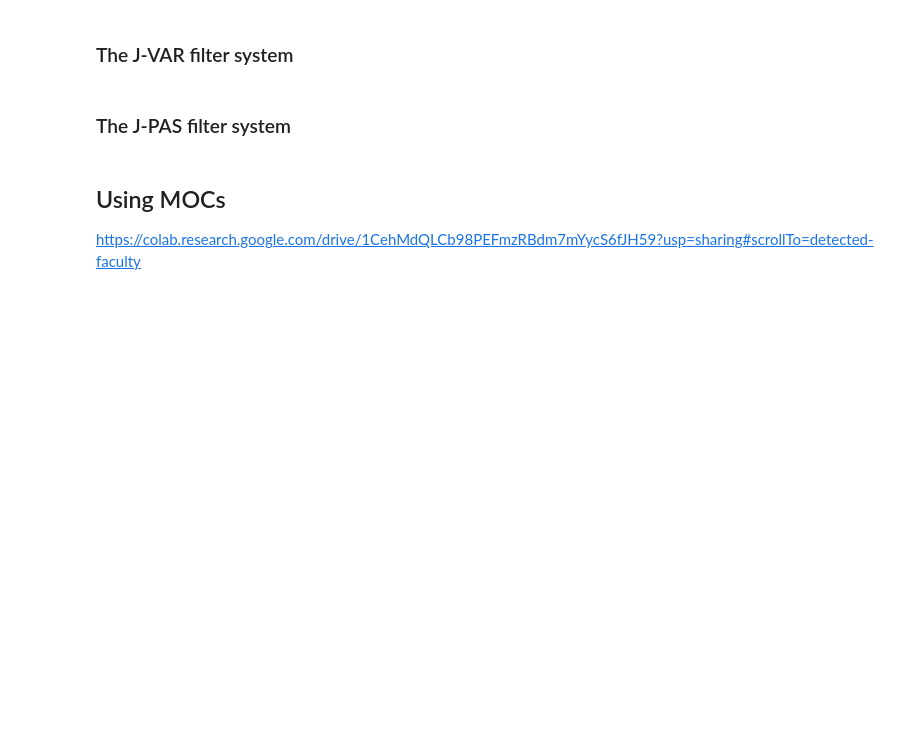
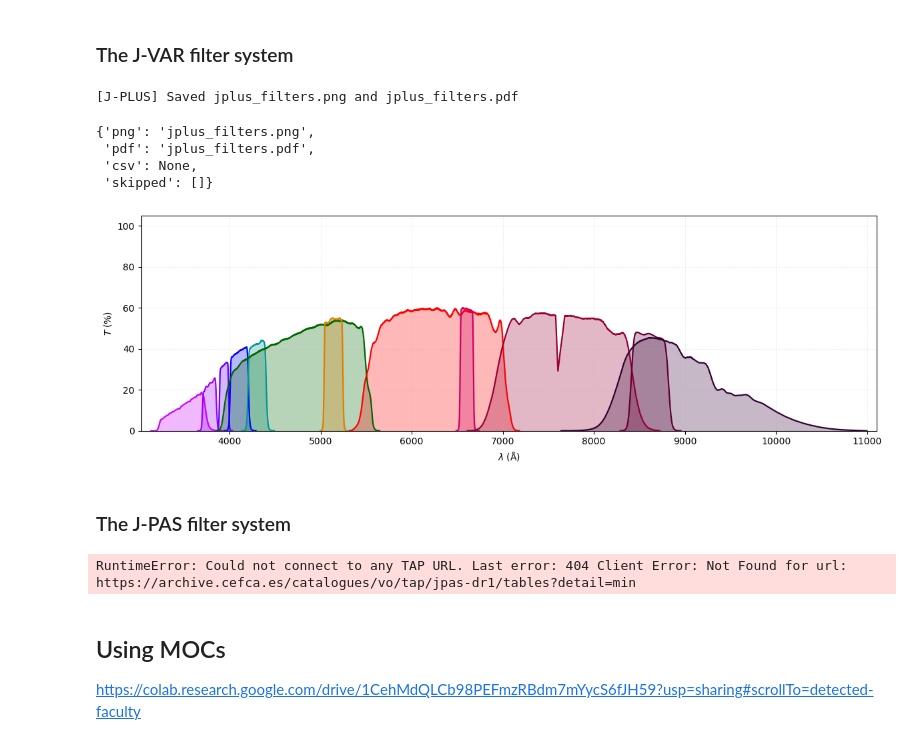
Before and after one commit to aederocl/J-Surveys-Tutorial, a Jupyter notebook: J-Surveys_at_ESOStars.ipynb, the cells around one changed output. Cells and saved outputs as stored; diff of their text form; code cells hidden in the pictures; blank space fills up the shorter version.

Commit message:
fixed the figures of the filter sets

```diff
--- a/J-Surveys_at_ESOStars.ipynb
+++ b/J-Surveys_at_ESOStars.ipynb
@@ -240,7 +557,20 @@ if __name__ == "__main__":
 # %% [markdown]
 ### The J-VAR filter system
+# %%
+plot_passbands('J-PLUS', with_csv=False)
+# %% [output]
+[J-PLUS] Saved jplus_filters.png and jplus_filters.pdf
+{'png': 'jplus_filters.png',
+ 'pdf': 'jplus_filters.pdf',
+ 'csv': None,
+ 'skipped': []}
+[figure, added]
 # %% [markdown]
 ### The J-PAS filter system
+# %%
+plot_passbands('J-PAS', with_csv=False)
+# %% [output]
+RuntimeError: Could not connect to any TAP URL. Last error: 404 Client Error: Not Found for url: https://archive.cefca.es/catalogues/vo/tap/jpas-dr1/tables?detail=min
 # %% [markdown]
 ## Using MOCs
 
```
Also changed, not shown: parts of 1 cell of this notebook.
